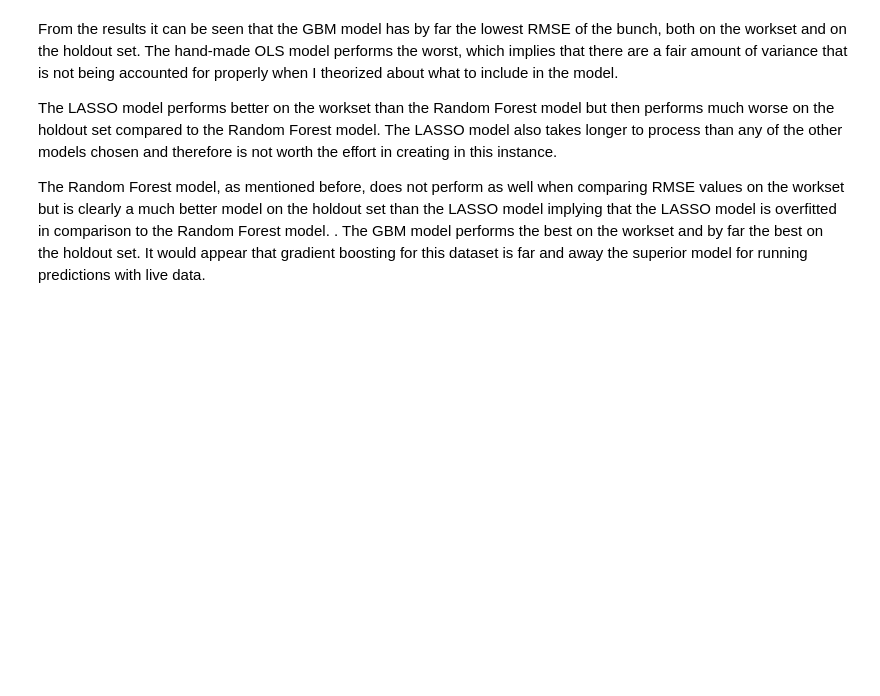
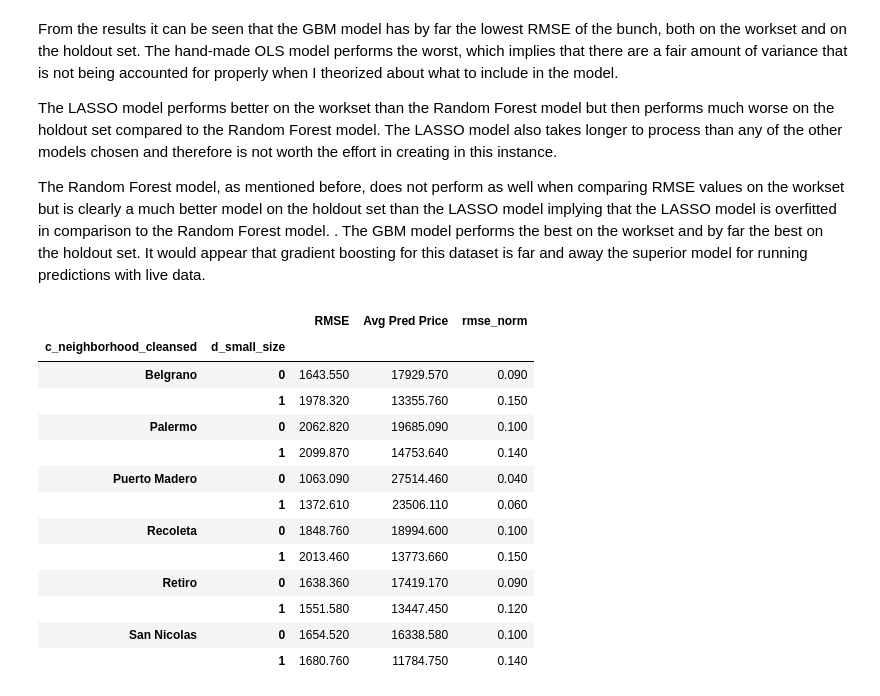
Before and after one commit to nxfern/DA3_Assignment_2, a Jupyter notebook: Assignment_2_NF.ipynb, the cells around one changed output. Cells and saved outputs as stored; diff of their text form; code cells hidden in the pictures; blank space fills up the shorter version.

Commit message:
Added pred recs, report

```diff
--- a/Assignment_2_NF.ipynb
+++ b/Assignment_2_NF.ipynb
@@ -1551,3 +1560,52 @@ The LASSO model performs better on the workset than the Random Forest model but
 The Random Forest model, as mentioned before, does not perform as well when comparing RMSE values on the workset but is clearly a much better model on the holdout set than the LASSO model implying that the LASSO model is overfitted in comparison to the Random Forest model.
 .
 The GBM model performs the best on the workset and by far the best on the holdout set. It would appear that gradient boosting for this dataset is far and away the superior model for running predictions with live data.
+# %%
+# Creating dataframe from holdout set and then adding price predictions
+gbm_predict_results = df_iqr_holdout
+gbm_predict_results['price_predictions'] = gbm_holdout_predict
+# %%
+# Function to calculate RMSE based on selection of neighborhood
+def calculate_rmse(groupby_obj):
+    return (
+        groupby_obj.apply(
+            lambda x: mean_squared_error(x.price_predictions, x.price, squared=False),
+        )
+        .to_frame(name="rmse")
+        .assign(mean_price=groupby_obj.apply(lambda x: np.mean(x.price_predictions)).values)
+        .assign(rmse_norm=lambda x: x.rmse / x.mean_price).round(2)
+    )
+# %%
+# Showing dataframe for top represented neighborhoods with GBM mean price predictions
+neighborhoods = gbm_predict_results.loc[
+    lambda x: x.c_neighborhood_cleansed.isin(
+        [
+            "Palermo",
+            "Recoleta",
+            "San Nicolas",
+            "Belgrano",
+            "Retiro",
+            "Puerto Madero",
+        ]
+    )
+].groupby(['c_neighborhood_cleansed', 'd_small_size'])
+neighborhood_subset = calculate_rmse(neighborhoods)
+
+neighborhood_subset.rename(columns={'rmse': 'RMSE', 'mean_price': 'Avg Pred Price'}, inplace=True)
+
+neighborhood_subset
+# %% [output]
+|  |  | RMSE | Avg Pred Price | rmse_norm |
+| c_neighborhood_cleansed | d_small_size |  |  |  |
+| Belgrano | 0 | 1643.550 | 17929.570 | 0.090 |
+|  | 1 | 1978.320 | 13355.760 | 0.150 |
+| Palermo | 0 | 2062.820 | 19685.090 | 0.100 |
+|  | 1 | 2099.870 | 14753.640 | 0.140 |
+| Puerto Madero | 0 | 1063.090 | 27514.460 | 0.040 |
+|  | 1 | 1372.610 | 23506.110 | 0.060 |
+| Recoleta | 0 | 1848.760 | 18994.600 | 0.100 |
+|  | 1 | 2013.460 | 13773.660 | 0.150 |
+| Retiro | 0 | 1638.360 | 17419.170 | 0.090 |
+|  | 1 | 1551.580 | 13447.450 | 0.120 |
+| San Nicolas | 0 | 1654.520 | 16338.580 | 0.100 |
+|  | 1 | 1680.760 | 11784.750 | 0.140 |
```
Also changed, not shown: parts of 17 cells of this notebook, 1 other file.
